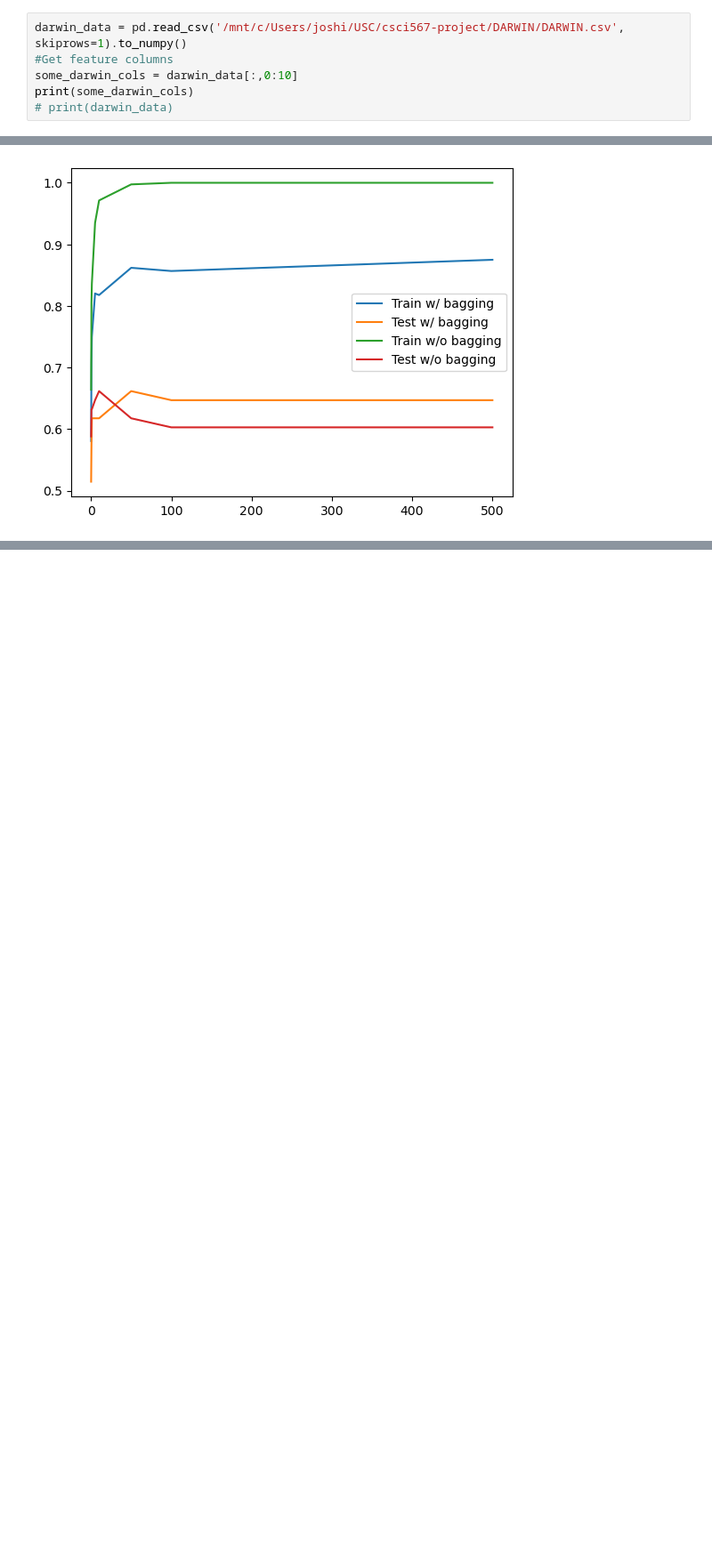
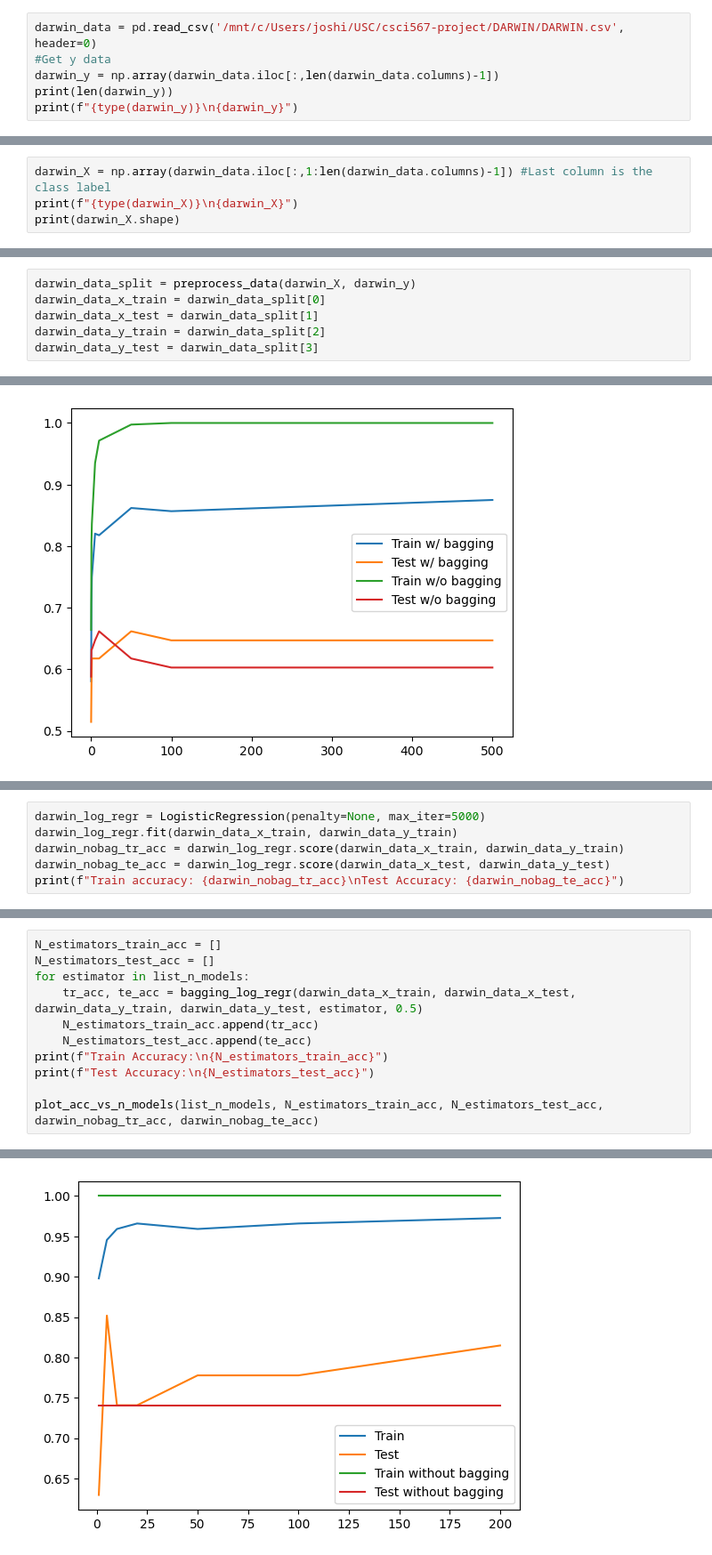
Before and after one commit to csci-567-project-KNQM/bagging-vs-boosting, a Jupyter notebook: main.ipynb, the cells around one changed output, grey strips where cells are left out. Shown: that part at 89% size. Saved outputs shown, nothing was run; the diff lists cells and outputs as text; blank space fills up the shorter version.

Commit message:
Added the experiments of DARWIN dataset for base learners, fractional samples, and regularization Parameter (C). Also tried to organize notebook and normalize as much as possible

```diff
--- a/main.ipynb
+++ b/main.ipynb
@@ -66,7 +81,7 @@ print(wdbc_X)
 # %%
-darwin_data = pd.read_csv('/mnt/c/Users/joshi/USC/csci567-project/DARWIN/DARWIN.csv', skiprows=1).to_numpy()
-#Get feature columns
-some_darwin_cols = darwin_data[:,0:10]
-print(some_darwin_cols)
-# print(darwin_data)
+darwin_data = pd.read_csv('/mnt/c/Users/joshi/USC/csci567-project/DARWIN/DARWIN.csv', header=0)
+#Get y data
+darwin_y = np.array(darwin_data.iloc[:,len(darwin_data.columns)-1])
+print(len(darwin_y))
+print(f"{type(darwin_y)}\n{darwin_y}")
 # %% [output]
@@ -79,0 +106,4 @@ print(some_darwin_cols)
+# %%
+darwin_X = np.array(darwin_data.iloc[:,1:len(darwin_data.columns)-1]) #Last column is the class label
+print(f"{type(darwin_X)}\n{darwin_X}")
+print(darwin_X.shape)
@@ -79,0 +128,6 @@ print(some_darwin_cols)
+# %%
+darwin_data_split = preprocess_data(darwin_X, darwin_y)
+darwin_data_x_train = darwin_data_split[0]
+darwin_data_x_test = darwin_data_split[1]
+darwin_data_y_train = darwin_data_split[2]
+darwin_data_y_test = darwin_data_split[3]
@@ -289,0 +372,6 @@ plot_acc_vs_C(list_C, list_tr_acc, list_te_acc, list_nobag_tr_acc, list_nobag_te
+# %%
+darwin_log_regr = LogisticRegression(penalty=None, max_iter=5000)
+darwin_log_regr.fit(darwin_data_x_train, darwin_data_y_train)
+darwin_nobag_tr_acc = darwin_log_regr.score(darwin_data_x_train, darwin_data_y_train)
+darwin_nobag_te_acc = darwin_log_regr.score(darwin_data_x_test, darwin_data_y_test)
+print(f"Train accuracy: {darwin_nobag_tr_acc}\nTest Accuracy: {darwin_nobag_te_acc}")
@@ -289,0 +385,12 @@ plot_acc_vs_C(list_C, list_tr_acc, list_te_acc, list_nobag_tr_acc, list_nobag_te
+# %%
+N_estimators_train_acc = []
+N_estimators_test_acc = []
+for estimator in list_n_models:
+    tr_acc, te_acc = bagging_log_regr(darwin_data_x_train, darwin_data_x_test, darwin_data_y_train, darwin_data_y_test, estimator, 0.5)
+    N_estimators_train_acc.append(tr_acc)
+    N_estimators_test_acc.append(te_acc)
+print(f"Train Accuracy:\n{N_estimators_train_acc}")
+print(f"Test Accuracy:\n{N_estimators_test_acc}")
+
+plot_acc_vs_n_models(list_n_models, N_estimators_train_acc, N_estimators_test_acc, darwin_nobag_tr_acc, darwin_nobag_te_acc)
+# %% [output]
@@ -289,0 +401 @@ plot_acc_vs_C(list_C, list_tr_acc, list_te_acc, list_nobag_tr_acc, list_nobag_te
+[figure, added]
```
Also changed, not shown: parts of 39 cells of this notebook.
